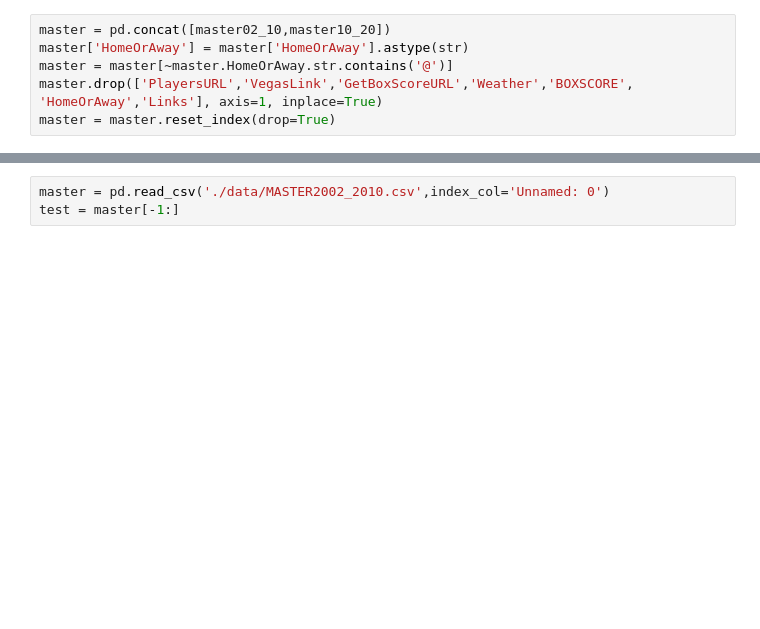
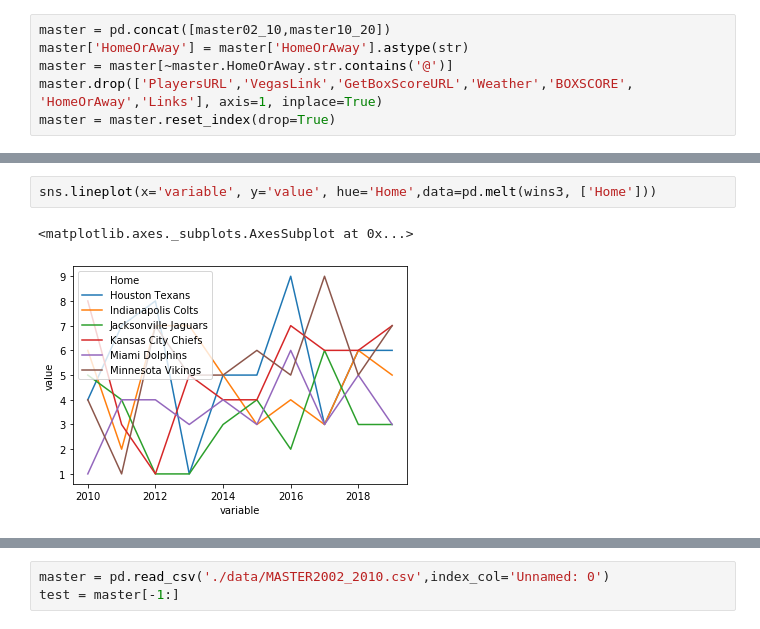
Before and after one commit to jmurray305/Swami, a Jupyter notebook: EDA.ipynb, the cells around one changed output, grey strips where cells are left out. Saved outputs shown, nothing was run; the diff lists cells and outputs as text; blank space fills up the shorter version.

```diff
--- a/EDA.ipynb
+++ b/EDA.ipynb
@@ -11,0 +202,5 @@ master = master.reset_index(drop=True)
+# %%
+sns.lineplot(x='variable', y='value', hue='Home',data=pd.melt(wins3, ['Home']))
+# %% [output]
+<matplotlib.axes._subplots.AxesSubplot at 0x...>
+[figure, added]
```
Also changed, not shown: parts of 37 cells of this notebook.
